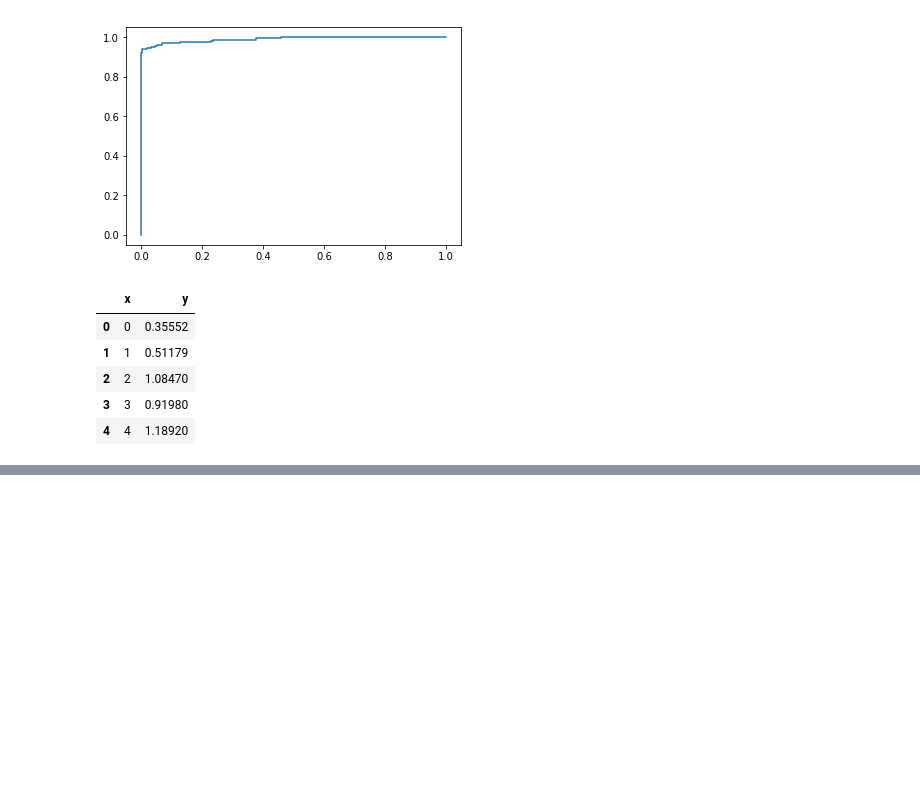
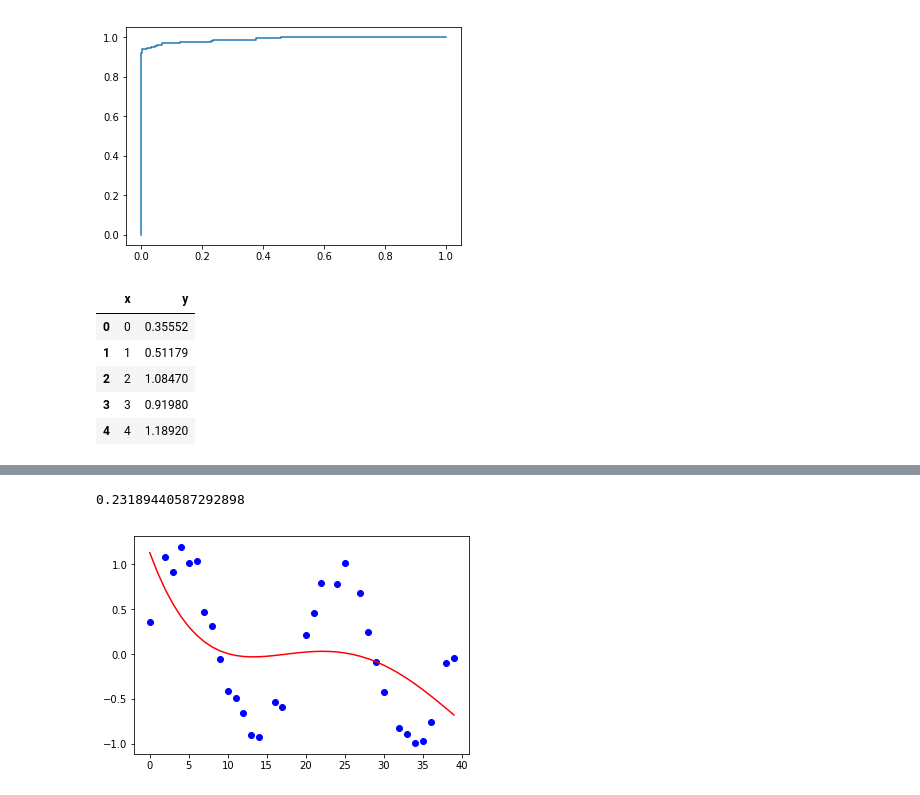
Before and after one commit to akhvorov/ml-1-ifmo-course, a Jupyter notebook: 8/NaiveBayes.ipynb, the cells around one changed output, grey strips where cells are left out. Drawn from its saved outputs; the diff is of its cells as text; code cells hidden in the pictures; blank space fills up the shorter version.

```diff
--- a/8/NaiveBayes.ipynb
+++ b/8/NaiveBayes.ipynb
@@ -160,0 +218,5 @@ def r_score(y_true, y_pr):
+# %%
+regression(noisysine_features, noisysine_label, deg=4, lam=0.5, plot=True)
+# %% [output]
+0.23189440587292898
+[figure, added]
```
Also changed, not shown: parts of 19 cells of this notebook, 2 other files.
